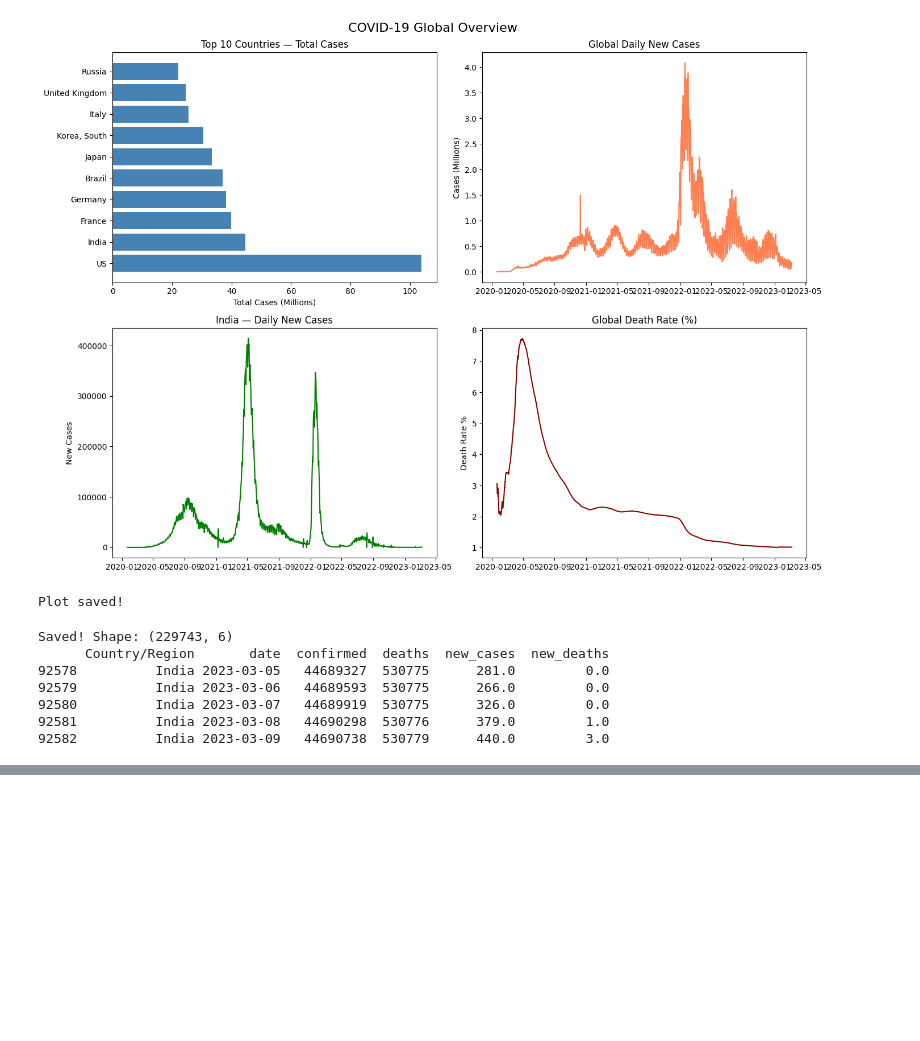
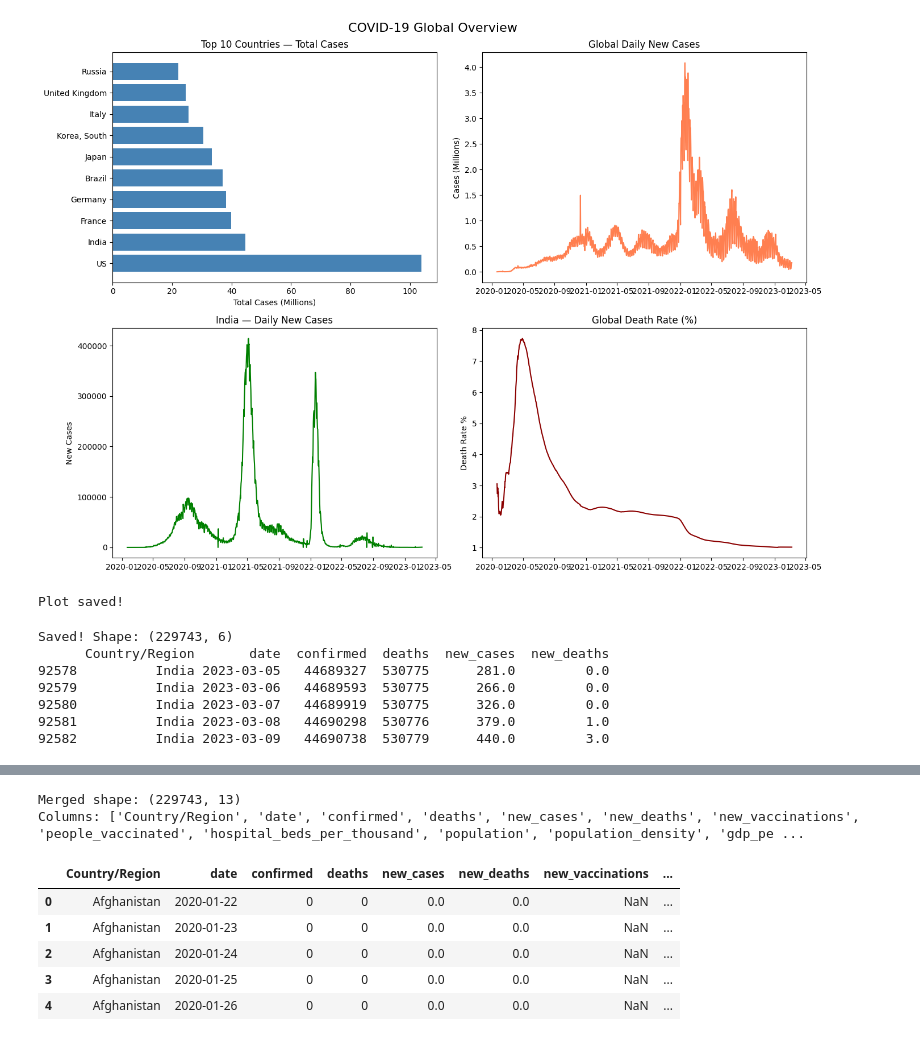
Before and after one commit to Sach11nnn/RogVision, a Jupyter notebook: notebooks/01_eda.ipynb, the cells around one changed output, grey strips where cells are left out. Drawn from its saved outputs; the diff is of its cells as text; code cells hidden in the pictures; blank space fills up the shorter version.

```diff
--- a/notebooks/01_eda.ipynb
+++ b/notebooks/01_eda.ipynb
@@ -146,0 +159,18 @@ Saved! Shape: (229743, 6)
+# %%
+owid_cols = [
+    'location',           # country name
+    'date',               # date
+    'new_vaccinations',   # daily vaccinations
+    'people_vaccinated',  # total vaccinated
+    'hospital_beds_per_thousand',  # healthcare capacity
+    'population',         # population
+    'population_density', # density
+    'gdp_per_capita',     # economic factor
+    'median_age',         # age factor
+]
+
+df_owid_slim = df_owid[owid_cols].copy()
+df_owid_slim['date'] = pd.to_datetime(df_owid_slim['date'])
+
+print(df_owid_slim.shape)
+df_owid_slim.head(3)
@@ -146,0 +183,24 @@ Saved! Shape: (229743, 6)
+# %%
+df_merged = pd.merge(
+    df_country,
+    df_owid_slim,
+    left_on  = ['Country/Region', 'date'],
+    right_on = ['location', 'date'],
+    how      = 'left'
+)
+
+# 'location' column duplicate hai, drop karo
+df_merged.drop(columns=['location'], inplace=True)
+
+print("Merged shape:", df_merged.shape)
+print("Columns:", df_merged.columns.tolist())
+df_merged.head(5)
+# %% [output]
+Merged shape: (229743, 13)
+Columns: ['Country/Region', 'date', 'confirmed', 'deaths', 'new_cases', 'new_deaths', 'new_vaccinations', 'people_vaccinated', 'hospital_beds_per_thousand', 'population', 'population_density', 'gdp_pe ...
+|  | Country/Region | date | confirmed | deaths | new_cases | new_deaths | new_vaccinations | ... |
+| 0 | Afghanistan | 2020-01-22 | 0 | 0 | 0.0 | 0.0 | NaN | ... |
+| 1 | Afghanistan | 2020-01-23 | 0 | 0 | 0.0 | 0.0 | NaN | ... |
+| 2 | Afghanistan | 2020-01-24 | 0 | 0 | 0.0 | 0.0 | NaN | ... |
+| 3 | Afghanistan | 2020-01-25 | 0 | 0 | 0.0 | 0.0 | NaN | ... |
+| 4 | Afghanistan | 2020-01-26 | 0 | 0 | 0.0 | 0.0 | NaN | ... |
```
Also changed, not shown: parts of 4 cells of this notebook.
